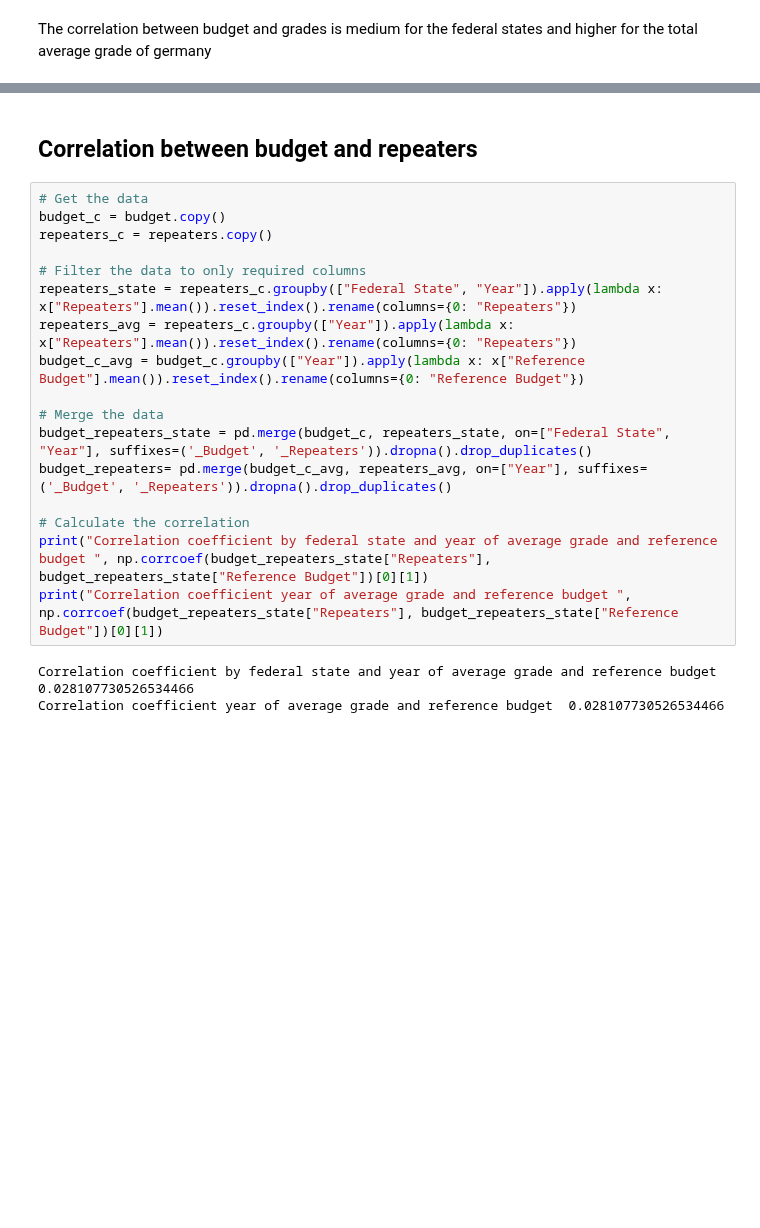
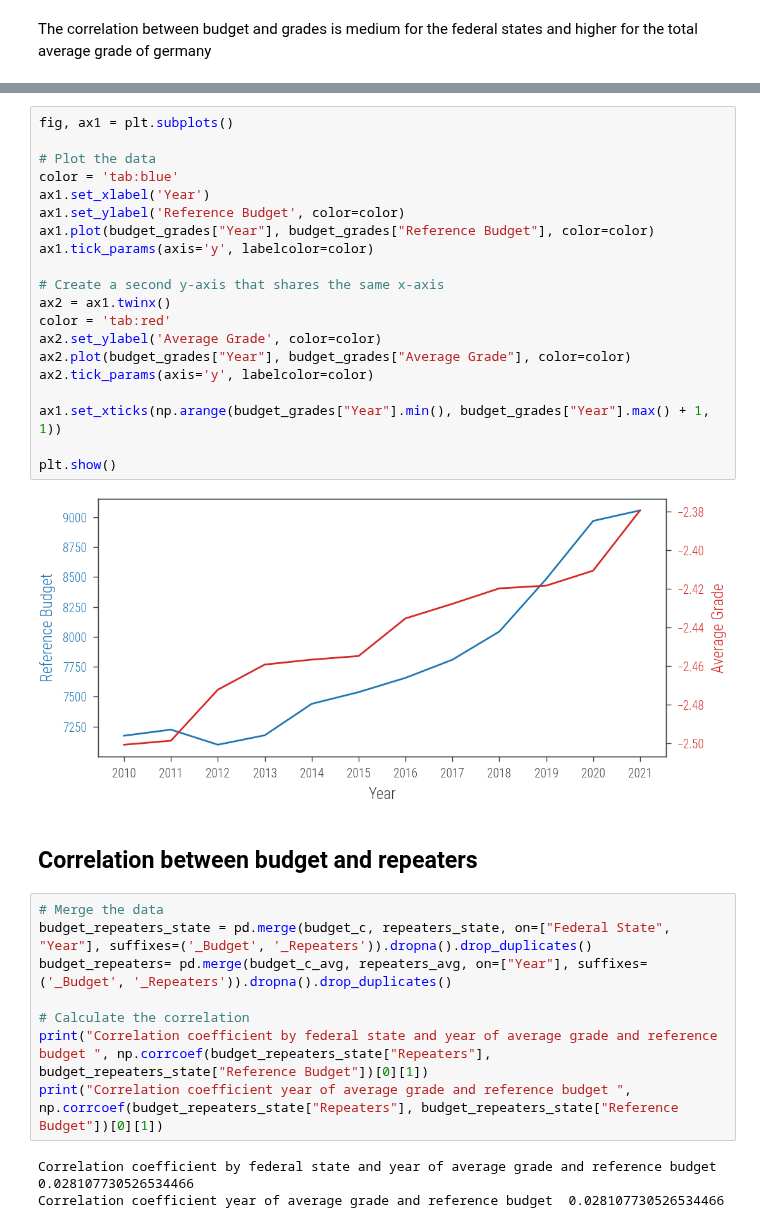
Before and after one commit to KarylReyne/DataLiteracyWS23, a Jupyter notebook: exp/TF-008-CorrelationsBudgetGradesRepeaters.ipynb, the cells around one changed output, grey strips where cells are left out. Saved outputs shown, nothing was run; the diff lists cells and outputs as text; blank space fills up the shorter version.

```diff
--- a/exp/TF-008-CorrelationsBudgetGradesRepeaters.ipynb
+++ b/exp/TF-008-CorrelationsBudgetGradesRepeaters.ipynb
@@ -92,15 +135,28 @@ The correlation between budget and grades is medium for the federal states and h
+# %%
+fig, ax1 = plt.subplots()
+
+# Plot the data
+color = 'tab:blue'
+ax1.set_xlabel('Year')
+ax1.set_ylabel('Reference Budget', color=color)
+ax1.plot(budget_grades["Year"], budget_grades["Reference Budget"], color=color)
+ax1.tick_params(axis='y', labelcolor=color)
+
+# Create a second y-axis that shares the same x-axis
+ax2 = ax1.twinx()
+color = 'tab:red'
+ax2.set_ylabel('Average Grade', color=color)
+ax2.plot(budget_grades["Year"], budget_grades["Average Grade"], color=color)
+ax2.tick_params(axis='y', labelcolor=color)
+
+ax1.set_xticks(np.arange(budget_grades["Year"].min(), budget_grades["Year"].max() + 1, 1))
+
+plt.show()
+# %% [output]
+[figure, added]
 # %% [markdown]
 ## Correlation between budget and repeaters
 # %%
-# Get the data
-budget_c = budget.copy()
-repeaters_c = repeaters.copy()
-
-# Filter the data to only required columns
-repeaters_state = repeaters_c.groupby(["Federal State", "Year"]).apply(lambda x: x["Repeaters"].mean()).reset_index().rename(columns={0: "Repeaters"})
-repeaters_avg = repeaters_c.groupby(["Year"]).apply(lambda x: x["Repeaters"].mean()).reset_index().rename(columns={0: "Repeaters"})
-budget_c_avg = budget_c.groupby(["Year"]).apply(lambda x: x["Reference Budget"].mean()).reset_index().rename(columns={0: "Reference Budget"})
-
 # Merge the data
 budget_repeaters_state = pd.merge(budget_c, repeaters_state, on=["Federal State", "Year"], suffixes=('_Budget', '_Repeaters')).dropna().drop_duplicates()
 budget_repeaters= pd.merge(budget_c_avg, repeaters_avg, on=["Year"], suffixes=('_Budget', '_Repeaters')).dropna().drop_duplicates()
```
Also changed, not shown: parts of 5 cells of this notebook.
